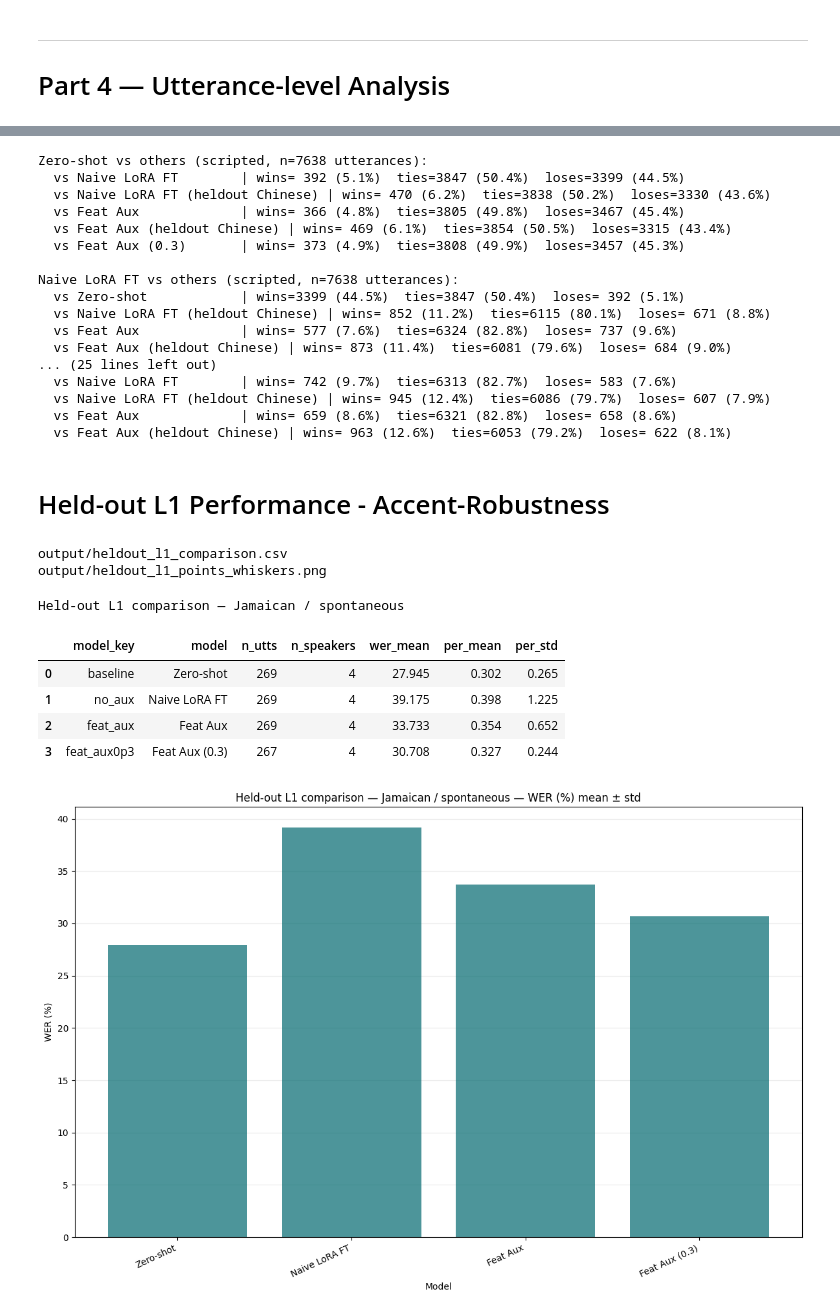
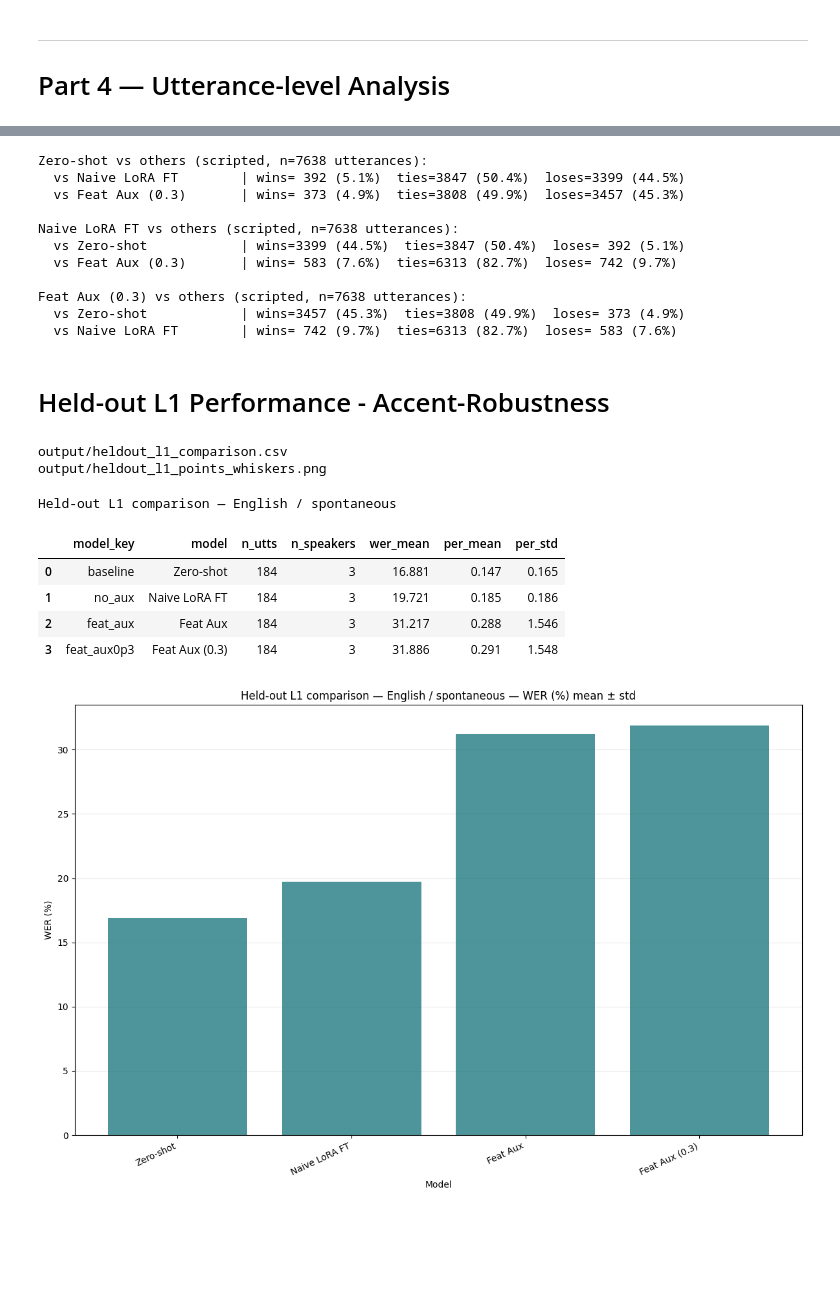
Before and after one commit to Tisya-V/accent-robust-asr, a Jupyter notebook: src/eval/model_performance_comparison.ipynb, the cells around one changed output, grey strips where cells are left out. Cells and saved outputs as stored; diff of their text form; code cells hidden in the pictures; blank space fills up the shorter version.

```diff
--- a/src/eval/model_performance_comparison.ipynb
+++ b/src/eval/model_performance_comparison.ipynb
@@ -27,10 +27,10 @@ MODEL_KEYS = {
     "baseline":      "Zero-shot",
     # "baseline_lora": "Naive LoRA FT",
     "no_aux":        "Naive LoRA FT",
-    "no_aux_heldout_chinese":        "Naive LoRA FT (heldout Chinese)",
+    # "no_aux_heldout_chinese":        "Naive LoRA FT (heldout Chinese)",
     # "ctc_aux_l3":    "CTC Aux",
     "feat_aux":      "Feat Aux",
-    "feat_aux_heldout_chinese":      "Feat Aux (heldout Chinese)",
+    # "feat_aux_heldout_chinese":      "Feat Aux (heldout Chinese)",
     "feat_aux0p3":      "Feat Aux (0.3)",
     # "both_aux":      "CTC + Feat",
 }
@@ -477,13 +470,13 @@ split = "scripted"   # change to "spontaneous" if needed
 
 available_keys = [k for k in MODEL_KEYS if available(k, split)]
 
-for anchor_key in available_keys:
+for anchor_key in models:
     anchor_label = MODEL_KEYS[anchor_key]
     anchor_wer   = results[anchor_key][split]["utt_wer"].fillna(1.0)
     n_utts       = len(anchor_wer)
 
     print(f"\n{anchor_label} vs others ({split}, n={n_utts} utterances):")
-    for other_key in available_keys:
+    for other_key in models:
         if other_key == anchor_key:
             continue
         other_wer  = results[other_key][split]["utt_wer"].fillna(1.0)
@@ -500,21 +493,15 @@ for anchor_key in available_keys:
 # %% [output]
 Zero-shot vs others (scripted, n=7638 utterances):
   vs Naive LoRA FT        | wins= 392 (5.1%)  ties=3847 (50.4%)  loses=3399 (44.5%)
-  vs Naive LoRA FT (heldout Chinese) | wins= 470 (6.2%)  ties=3838 (50.2%)  loses=3330 (43.6%)
-  vs Feat Aux             | wins= 366 (4.8%)  ties=3805 (49.8%)  loses=3467 (45.4%)
-  vs Feat Aux (heldout Chinese) | wins= 469 (6.1%)  ties=3854 (50.5%)  loses=3315 (43.4%)
   vs Feat Aux (0.3)       | wins= 373 (4.9%)  ties=3808 (49.9%)  loses=3457 (45.3%)
 
 Naive LoRA FT vs others (scripted, n=7638 utterances):
   vs Zero-shot            | wins=3399 (44.5%)  ties=3847 (50.4%)  loses= 392 (5.1%)
-  vs Naive LoRA FT (heldout Chinese) | wins= 852 (11.2%)  ties=6115 (80.1%)  loses= 671 (8.8%)
-  vs Feat Aux             | wins= 577 (7.6%)  ties=6324 (82.8%)  loses= 737 (9.6%)
-  vs Feat Aux (heldout Chinese) | wins= 873 (11.4%)  ties=6081 (79.6%)  loses= 684 (9.0%)
-... (25 lines left out)
+  vs Feat Aux (0.3)       | wins= 583 (7.6%)  ties=6313 (82.7%)  loses= 742 (9.7%)
+
+Feat Aux (0.3) vs others (scripted, n=7638 utterances):
+  vs Zero-shot            | wins=3457 (45.3%)  ties=3808 (49.9%)  loses= 373 (4.9%)
   vs Naive LoRA FT        | wins= 742 (9.7%)  ties=6313 (82.7%)  loses= 583 (7.6%)
-  vs Naive LoRA FT (heldout Chinese) | wins= 945 (12.4%)  ties=6086 (79.7%)  loses= 607 (7.9%)
-  vs Feat Aux             | wins= 659 (8.6%)  ties=6321 (82.8%)  loses= 658 (8.6%)
-  vs Feat Aux (heldout Chinese) | wins= 963 (12.6%)  ties=6053 (79.2%)  loses= 622 (8.1%)
 # %% [markdown]
 # Held-out L1 Performance - Accent-Robustness
 # %%
@@ -525,7 +512,7 @@ from pathlib import Path
 outdir = Path("output")
 outdir.mkdir(exist_ok=True)
 
-held_out_l1 = "Jamaican"
+held_out_l1 = "English"
 split = "spontaneous"
 model_keys = [
     "baseline",
@@ -586,39 +573,39 @@ for ax, (mean_col, title, color) in zip(axes, metrics):
     ax.set_title(f"Held-out L1 comparison — {held_out_l1} / {split} — {title} mean ± std")
     ax.grid(axis="y", alpha=0.25)
     ax.set_axisbelow(True)
 
 axes[-1].set_xticks(list(x))
 axes[-1].set_xticklabels(plot_df["label"], rotation=25, ha="right")
 axes[-1].set_xlabel("Model")
 
 fig.tight_layout()
 fig.savefig(outdir / "heldout_l1_points_whiskers.png", dpi=200, bbox_inches="tight")
 fig.show()
 print(outdir / "heldout_l1_comparison.csv")
 print(outdir / "heldout_l1_points_whiskers.png")
 
 fmt = {
     c: "{:.3f}"
     for c in heldout_cmp.columns
     if c.startswith(("wer_", "per_"))
 }
 
 
 display(
     heldout_cmp.style
         .format(fmt)
         .set_caption(f"Held-out L1 comparison — {held_out_l1} / {split}")
 )
 # %% [output]
 output/heldout_l1_comparison.csv
 output/heldout_l1_points_whiskers.png
-Held-out L1 comparison — Jamaican / spontaneous
+Held-out L1 comparison — English / spontaneous
 |  | model_key | model | n_utts | n_speakers | wer_mean | per_mean | per_std |
-| 0 | baseline | Zero-shot | 269 | 4 | 27.945 | 0.302 | 0.265 |
-| 1 | no_aux | Naive LoRA FT | 269 | 4 | 39.175 | 0.398 | 1.225 |
-| 2 | feat_aux | Feat Aux | 269 | 4 | 33.733 | 0.354 | 0.652 |
-| 3 | feat_aux0p3 | Feat Aux (0.3) | 267 | 4 | 30.708 | 0.327 | 0.244 |
+| 0 | baseline | Zero-shot | 184 | 3 | 16.881 | 0.147 | 0.165 |
+| 1 | no_aux | Naive LoRA FT | 184 | 3 | 19.721 | 0.185 | 0.186 |
+| 2 | feat_aux | Feat Aux | 184 | 3 | 31.217 | 0.288 | 1.546 |
+| 3 | feat_aux0p3 | Feat Aux (0.3) | 184 | 3 | 31.886 | 0.291 | 1.548 |
-[figure, old version]
+[figure, new version]
 # %%
 import numpy as np
 import pandas as pd
```
Also changed, not shown: parts of 5 cells of this notebook, 16 other files.
